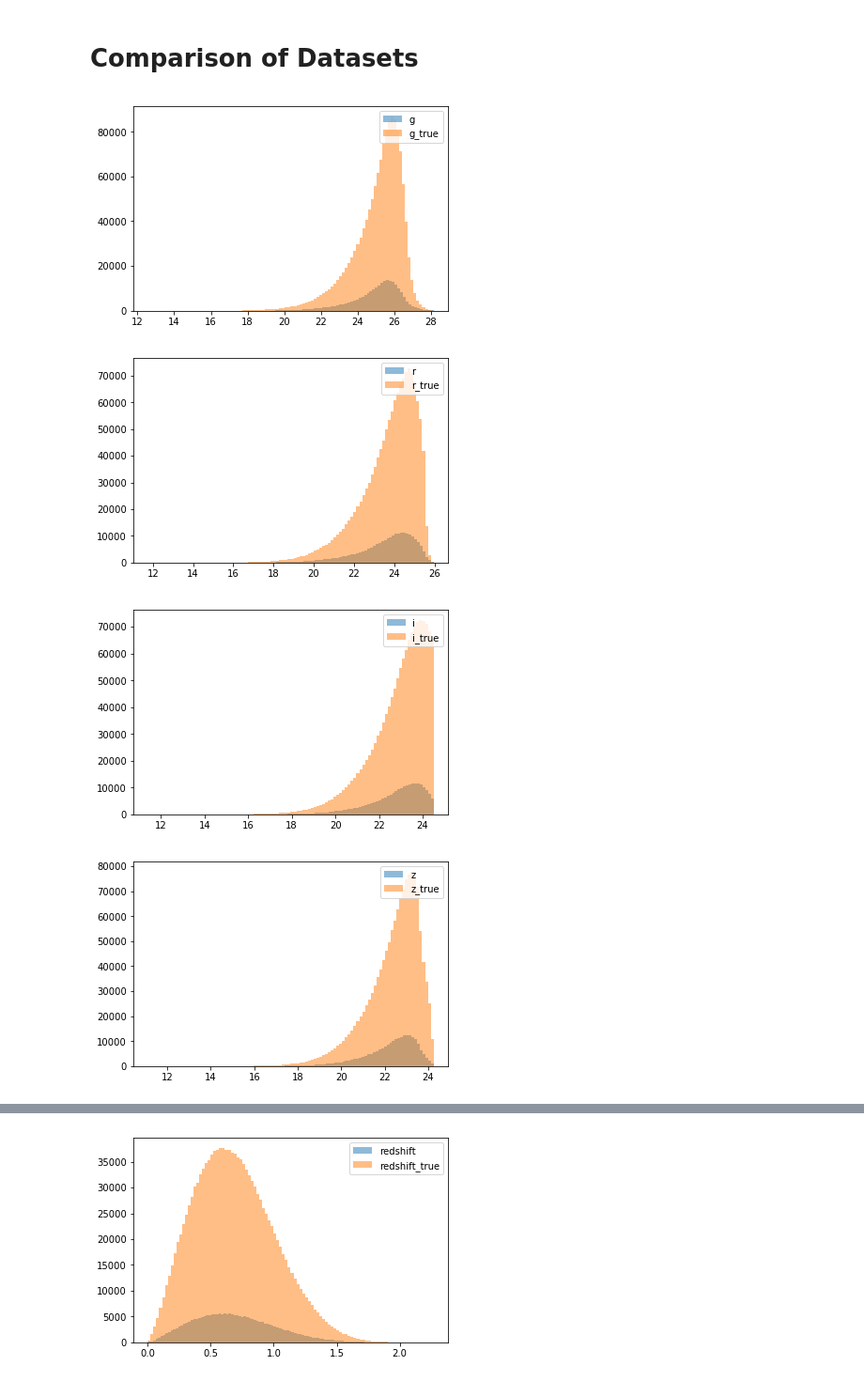
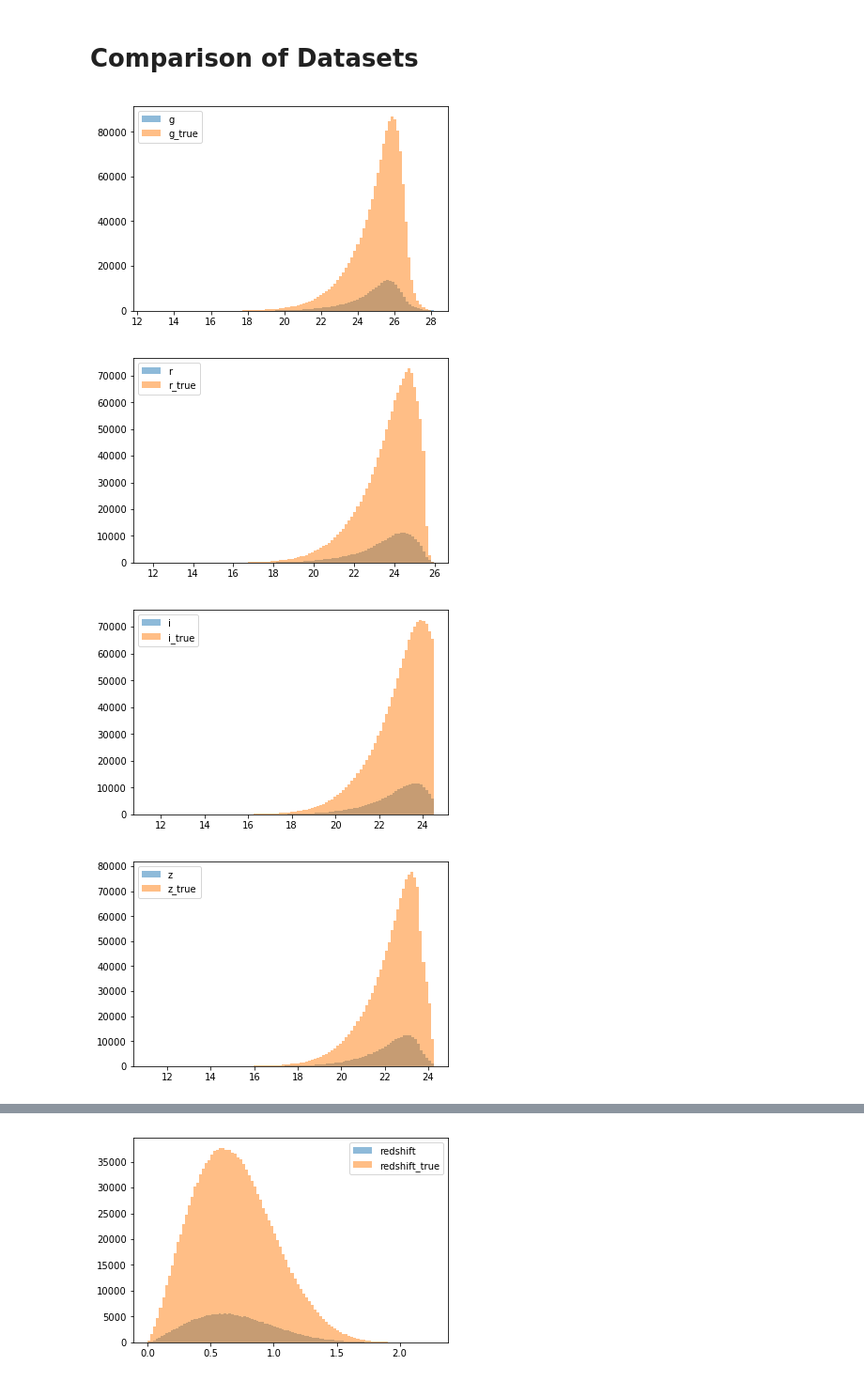
Before and after one commit to RenePiperi/Photometric-Redshift, a Jupyter notebook: PhotometricRedshift.ipynb, the cells around one changed output, grey strips where cells are left out. Shown: that part at 94% size. Saved outputs shown, nothing was run; the diff lists cells and outputs as text; code cells hidden in the pictures.

```diff
--- a/PhotometricRedshift.ipynb
+++ b/PhotometricRedshift.ipynb
@@ -150,40 +147,40 @@ g_true = test_data['g_true']
 
 plt.hist(g, alpha=0.5, label='g', bins=100)
 plt.hist(g_true, alpha=0.5, label='g_true', bins=100)
-plt.legend(loc='upper right')
+plt.legend(loc='upper left')
 plt.show()
 # %% [output]
-[figure, old version]
+[figure, new version]
 # %%
 r = train_data['r']
 r_true = test_data['r_true']
 
 plt.hist(r, alpha=0.5, label='r', bins=100)
 plt.hist(r_true, alpha=0.5, label='r_true', bins=100)
-plt.legend(loc='upper right')
+plt.legend(loc='upper left')
 plt.show()
 # %% [output]
-[figure, old version]
+[figure, new version]
 # %%
 i = train_data['i']
 i_true = test_data['i_true']
 
 plt.hist(i, alpha=0.5, label='i', bins=100)
 plt.hist(i_true, alpha=0.5, label='i_true', bins=100)
-plt.legend(loc='upper right')
+plt.legend(loc='upper left')
 plt.show()
 # %% [output]
-[figure, old version]
+[figure, new version]
 # %%
 z = train_data['z']
 z_true = test_data['z_true']
 
 plt.hist(z, alpha=0.5, label='z', bins=100)
 plt.hist(z_true, alpha=0.5, label='z_true', bins=100)
-plt.legend(loc='upper right')
+plt.legend(loc='upper left')
 plt.show()
 # %% [output]
-[figure, old version]
+[figure, new version]
 # %%
 y = train_data['y']
 y_true = test_data['y_true']
```
Also changed, not shown: parts of 38 cells of this notebook.
